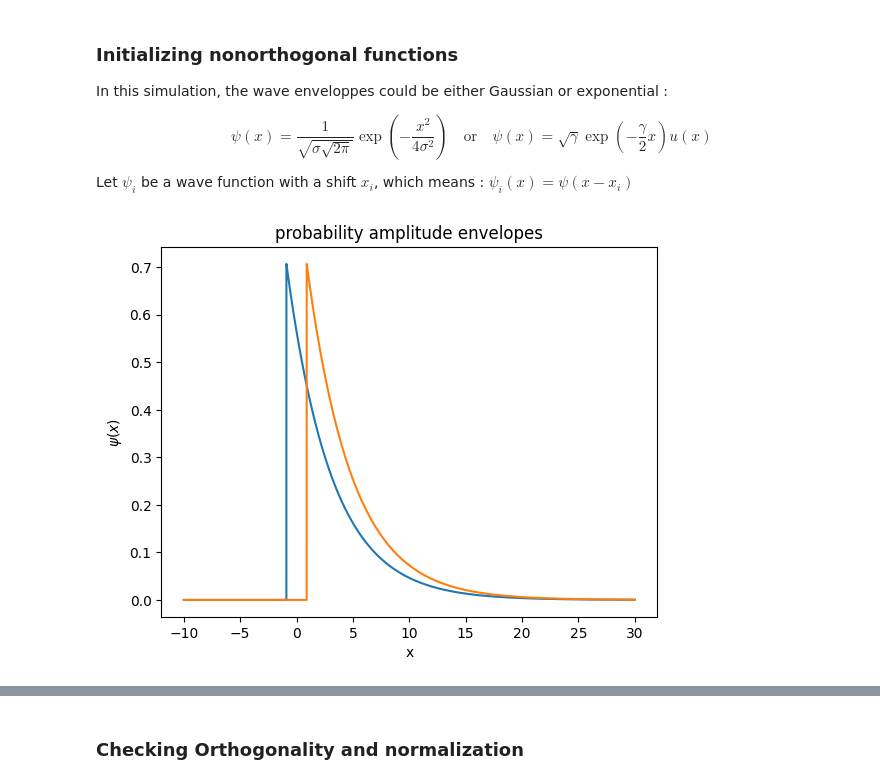
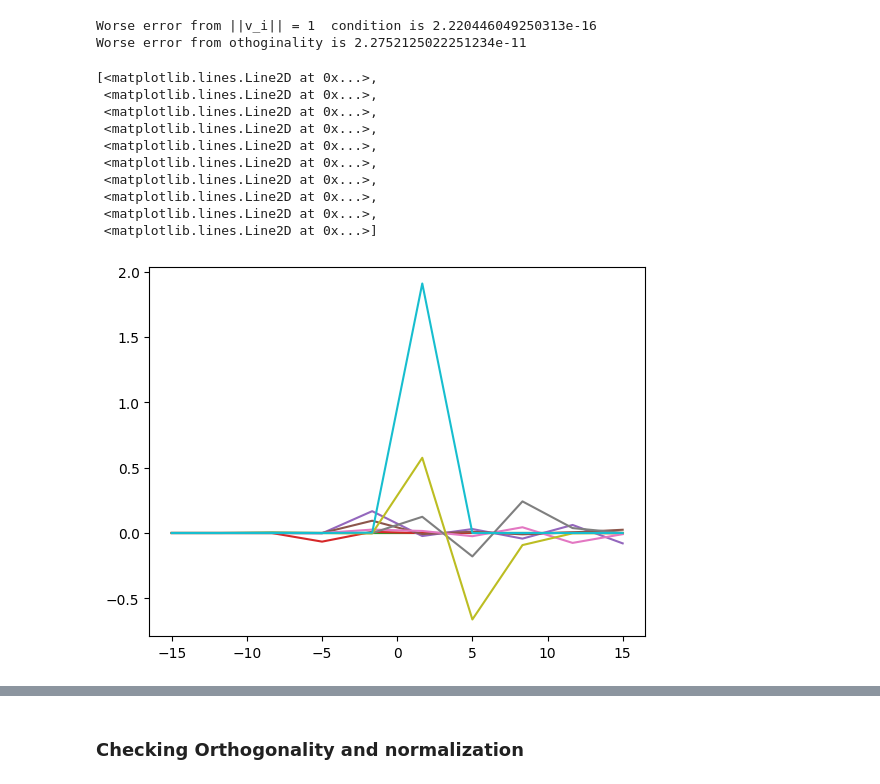
Before and after one commit to polyquantique/Perceval, a Jupyter notebook: polyquantique/Schmidt.ipynb, the cells around one changed output, grey strips where cells are left out. Saved outputs shown, nothing was run; the diff lists cells and outputs as text; code cells hidden in the pictures.

```diff
--- a/polyquantique/Schmidt.ipynb
+++ b/polyquantique/Schmidt.ipynb
@@ -49,10 +49,3 @@ def Overlap(u, v, x):
     OverLap = sc.integrate.simps(np.conj(u) * v, x)
 
     return OverLap
-# %% [markdown]
-### Initializing nonorthogonal functions
-In this simulation, the wave enveloppes could be either Gaussian or exponential :
-
-$$\psi(x) = \frac{1}{\sqrt{\sigma\sqrt{2\pi}}}\exp{\left(-\frac{x^2}{4\sigma^2}\right)} \hspace{12pt} \textrm{or} \hspace{12pt} \psi(x) = \sqrt{\gamma}\exp{\left(-\frac{\gamma}{2}x\right)}u(x)$$
-
-Let $\psi_i$ be a wave function with a shift $x_i$, which means : $\psi_i(x)=\psi(x-x_i)$
@@ -59,36 +84,71 @@ Let $\psi_i$ be a wave function with a shift $x_i$, which means : $\psi_i(x)=\ps
 # %%
-env_type = 2  # 1=Gaussian, 2=exponential
-N = 10000  # number of x points to plot the wave functions
-N_shift = 2  # total number of shifted wave functions
+env_type = 1  # 1=Gaussian, 2=exponential
+N = 10  # number of x points to plot the wave functions
+N_shift = 10 # total number of shifted wave functions
 waves = np.zeros((N_shift, N))  # values for each wave function
 
 if env_type == 1:
     sigma_wave = 0.5  # standard deviation of wave function
-    x = np.linspace(-8 * sigma_wave, 8 * sigma_wave, N)  # position values
+    x = np.linspace(-30 * sigma_wave, 30 * sigma_wave, N)  # position values
     param_shift = (
-        sigma_wave
+        sigma_wave / 10
     )  # standard deviation of shift values (we assume that the shift is normally distributed)
-    #x_shift = np.random.uniform(-param_shift,param_shift,N_shift)  # shift values
-    #x_shift = np.linspace(-2*sigma_wave,2*sigma_wave,N_shift)
-    x_shift=np.array([-0.1,0.1])
+    x_shift = np.linspace(-2*sigma_wave,2*sigma_wave,N_shift) # shift values
+
     for i in range(N_shift):
         waves[i] = Gaussian(x, x_shift[i], sigma_wave)
 if env_type == 2:
     gamma_wave = 0.5
     param = gamma_wave
     x = np.linspace(-5 / gamma_wave, 15 / gamma_wave, N)  # position values
     param_shift = 5 / (gamma_wave) / 10
-    #x_shift = np.random.standard_cauchy(N_shift) * param_shift  # shift values
-    x_shift=np.array([-0.9,0.9])
+    x_shift = np.linspace(-3*sigma_wave,3*sigma_wave,N_shift) # shift values
 
     for i in range(N_shift):
         waves[i] = Exponential(x - x_shift[i], gamma_wave)
-# plotting wave functions
+""" # plotting wave functions
 plt.figure()
 plt.plot(x, waves.T)
 plt.xlabel("x")
 plt.ylabel(r"$\psi (x)$")
 plt.title("probability amplitude envelopes")
-plt.show()
+plt.show() """
+
+for i in range(1):
+    # here 10**-14 is a stand in for error limit
+
+    if i==0:
+        [new_base,test] = qr_mgs_decompose(waves)
+    else :
+        [new_base,test] = qr_mgs_decompose(new_base)
+    if characterize_basis(new_base) < 2*10**-10:
+        break
+for j in range(len(new_base)):
+    new_base[j] = new_base[j]/np.linalg.norm(new_base[j])
+
+
+coeffs=np.zeros((N_shift,N_shift))
+for i in range(N_shift):
+    for j in range(i+1):
+        coeffs[i,j]=sc.integrate.simps(waves[i] * new_base[j], x)
+
+
+waves_new=np.zeros((N_shift,N))
+for i in range(N_shift):
+    for j in range(N_shift):
+        waves_new[i]=waves_new[i]+coeffs[i,j]*new_base[j]
+plt.plot(x, waves_new.T)
 # %% [output]
+Worse error from ||v_i|| = 1  condition is 2.220446049250313e-16
+Worse error from othoginality is 2.2752125022251234e-11
+[<matplotlib.lines.Line2D at 0x...>,
+ <matplotlib.lines.Line2D at 0x...>,
+ <matplotlib.lines.Line2D at 0x...>,
+ <matplotlib.lines.Line2D at 0x...>,
+ <matplotlib.lines.Line2D at 0x...>,
+ <matplotlib.lines.Line2D at 0x...>,
+ <matplotlib.lines.Line2D at 0x...>,
+ <matplotlib.lines.Line2D at 0x...>,
+ <matplotlib.lines.Line2D at 0x...>,
+ <matplotlib.lines.Line2D at 0x...>]
-[figure, old version]
+[figure, new version]
```
Also changed, not shown: parts of 11 cells of this notebook, 1 other file.
